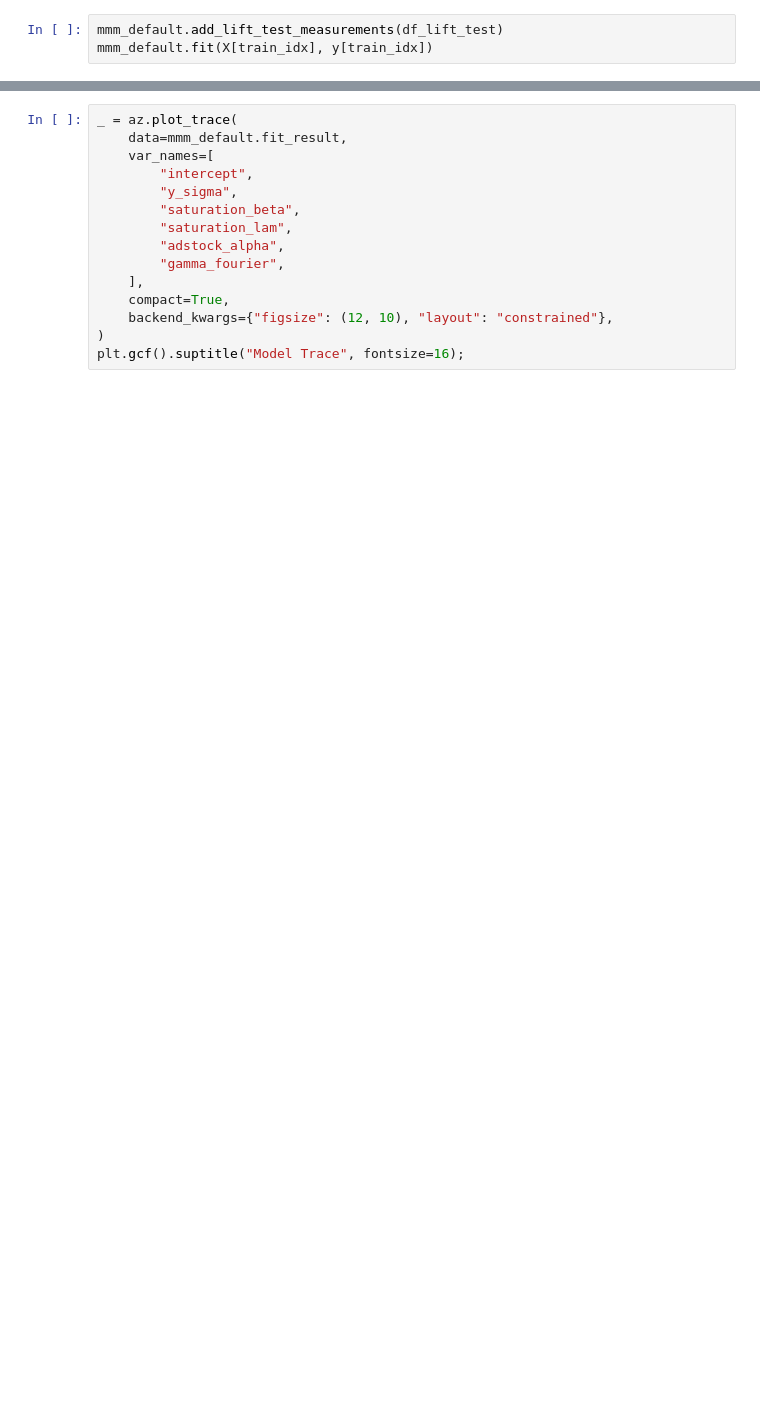
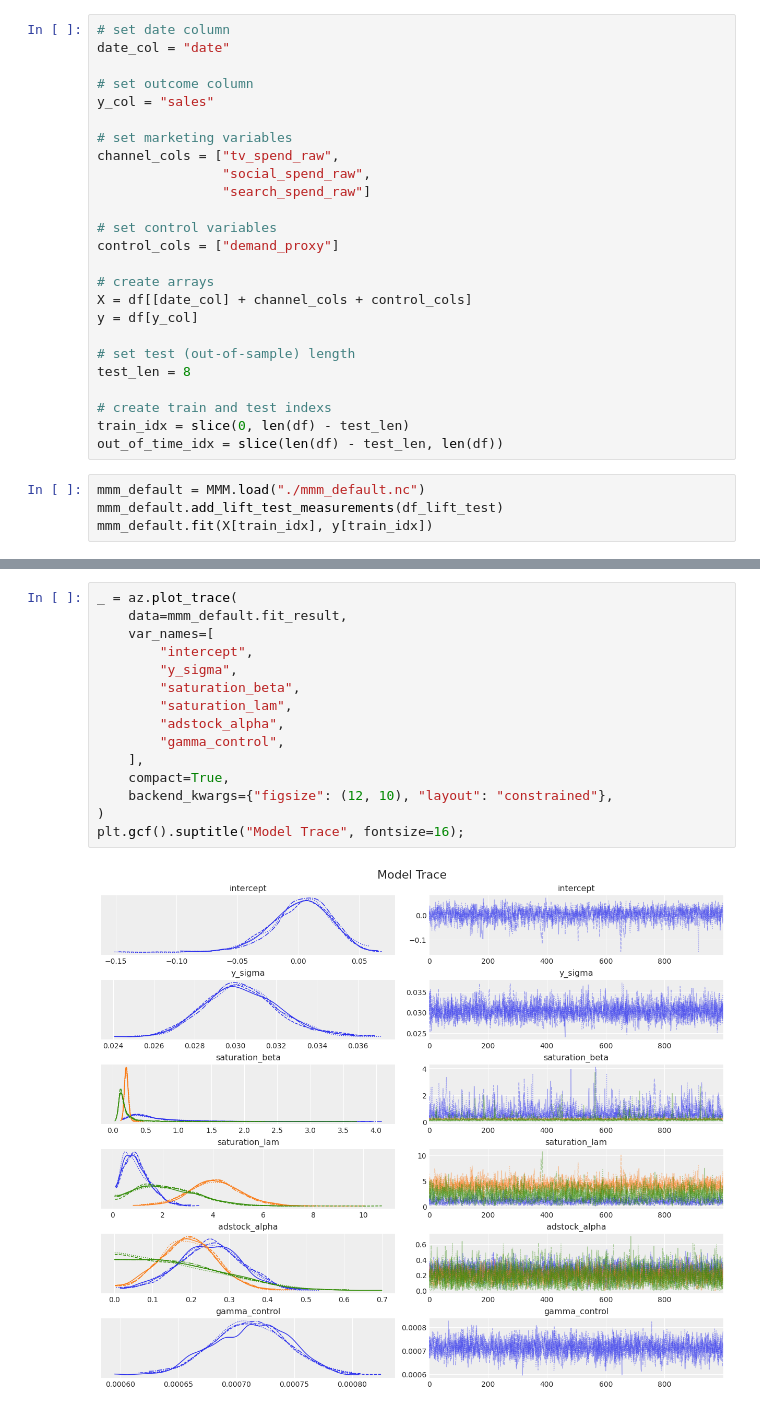
Before and after one commit to raz1470/pymc_marketing, a Jupyter notebook: notebooks/2. calibrating marketing mix models (MMM) in python.ipynb, the cells around one changed output, grey strips where cells are left out. Drawn from its saved outputs; the diff is of its cells as text; blank space fills up the shorter version.

```diff
--- a/notebooks/2. calibrating marketing mix models (MMM) in python.ipynb
+++ b/notebooks/2. calibrating marketing mix models (MMM) in python.ipynb
@@ -101,3 +173,29 @@ plt.show()
+# %%
+# set date column
+date_col = "date"
+
+# set outcome column
+y_col = "sales"
+
+# set marketing variables
+channel_cols = ["tv_spend_raw",
+                "social_spend_raw",
+                "search_spend_raw"]
+
+# set control variables
+control_cols = ["demand_proxy"]
+
+# create arrays
+X = df[[date_col] + channel_cols + control_cols]
+y = df[y_col]
+
+# set test (out-of-sample) length
+test_len = 8
+
+# create train and test indexs
+train_idx = slice(0, len(df) - test_len)
+out_of_time_idx = slice(len(df) - test_len, len(df))
 # %%
+mmm_default = MMM.load("./mmm_default.nc")
 mmm_default.add_lift_test_measurements(df_lift_test)
 mmm_default.fit(X[train_idx], y[train_idx])
@@ -106,15 +251,17 @@ mmm_default.idata["sample_stats"]["diverging"].sum().item()
 # %%
 _ = az.plot_trace(
     data=mmm_default.fit_result,
     var_names=[
         "intercept",
         "y_sigma",
         "saturation_beta",
         "saturation_lam",
         "adstock_alpha",
-        "gamma_fourier",
+        "gamma_control",
     ],
     compact=True,
     backend_kwargs={"figsize": (12, 10), "layout": "constrained"},
 )
 plt.gcf().suptitle("Model Trace", fontsize=16);
+# %% [output]
+[figure, added]
```
Also changed, not shown: parts of 35 cells of this notebook, 2 other files.
